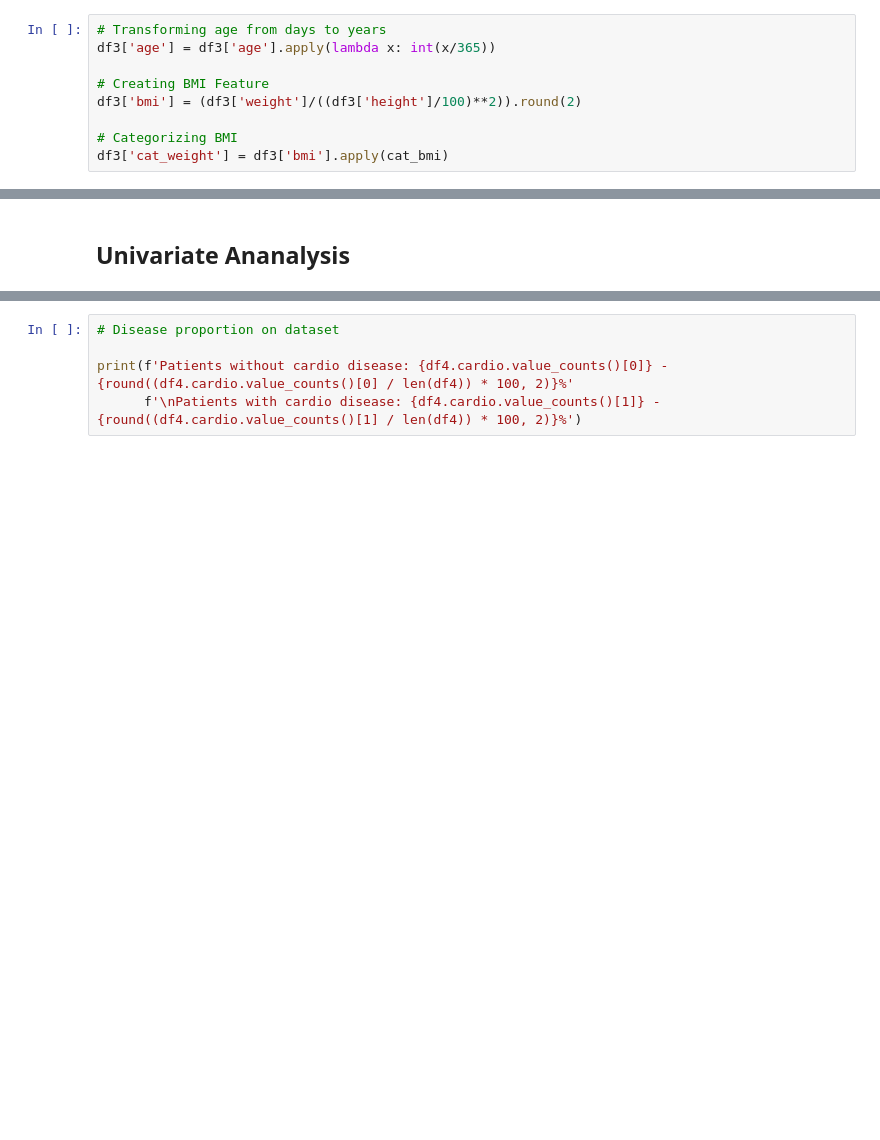
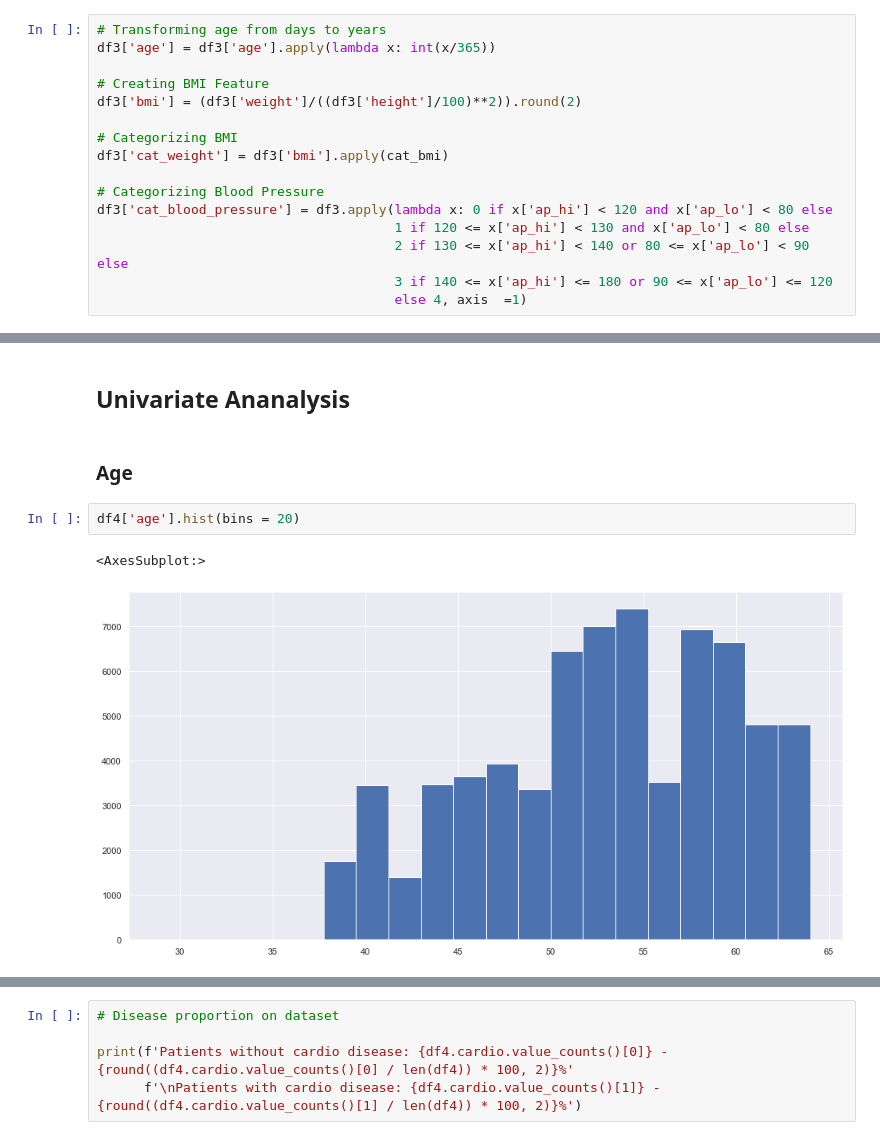
Before and after one commit to felipedmnq/Cardiac-disease-prediction, a Jupyter notebook: Notebooks/Cardiovascular_disease_prediction.ipynb, the cells around one changed output, grey strips where cells are left out. Saved outputs shown, nothing was run; the diff lists cells and outputs as text; blank space fills up the shorter version.

```diff
--- a/Notebooks/Cardiovascular_disease_prediction.ipynb
+++ b/Notebooks/Cardiovascular_disease_prediction.ipynb
@@ -242,6 +244,13 @@ df3['bmi'] = (df3['weight']/((df3['height']/100)**2)).round(2)
 
 # Categorizing BMI
 df3['cat_weight'] = df3['bmi'].apply(cat_bmi)
+
+# Categorizing Blood Pressure
+df3['cat_blood_pressure'] = df3.apply(lambda x: 0 if x['ap_hi'] < 120 and x['ap_lo'] < 80 else
+                                      1 if 120 <= x['ap_hi'] < 130 and x['ap_lo'] < 80 else
+                                      2 if 130 <= x['ap_hi'] < 140 or 80 <= x['ap_lo'] < 90 else
+                                      3 if 140 <= x['ap_hi'] <= 180 or 90 <= x['ap_lo'] <= 120
+                                      else 4, axis  =1)
 # %%
 df3.reset_index('id', inplace = True, drop = True)
 df3.head()
@@ -258,3 +276,10 @@ df3.head()
 df4 = df3.copy()
 # %% [markdown]
 ## Univariate Ananalysis
+# %% [markdown]
+### Age
+# %%
+df4['age'].hist(bins = 20)
+# %% [output]
+<AxesSubplot:>
+[figure, added]
```
Also changed, not shown: parts of 30 cells of this notebook.
